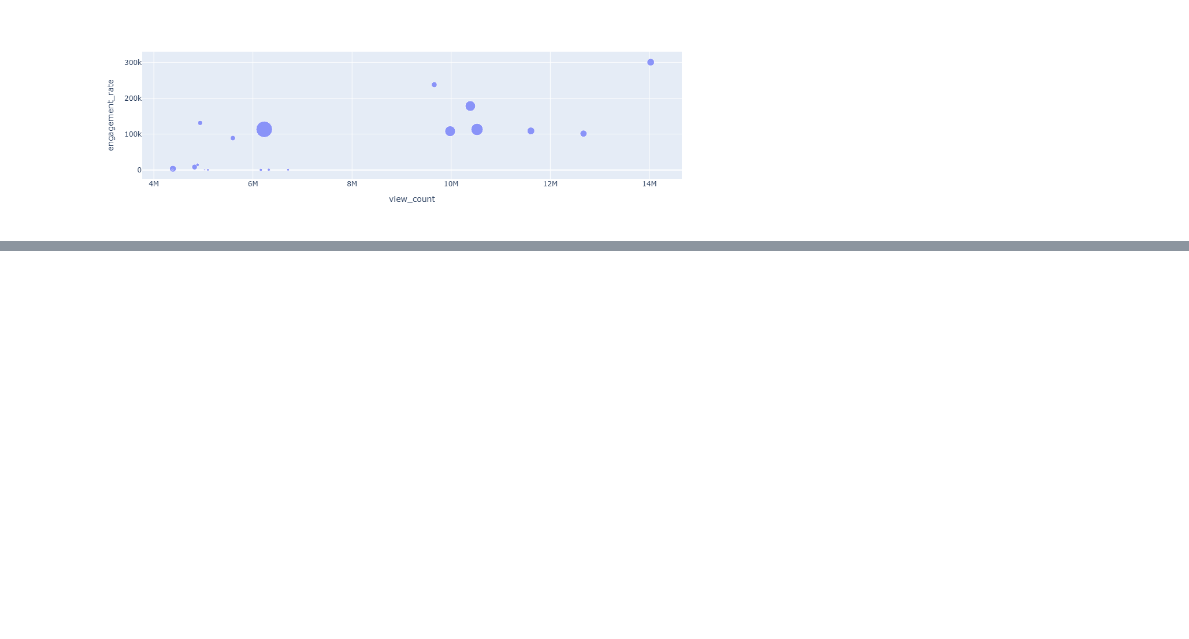
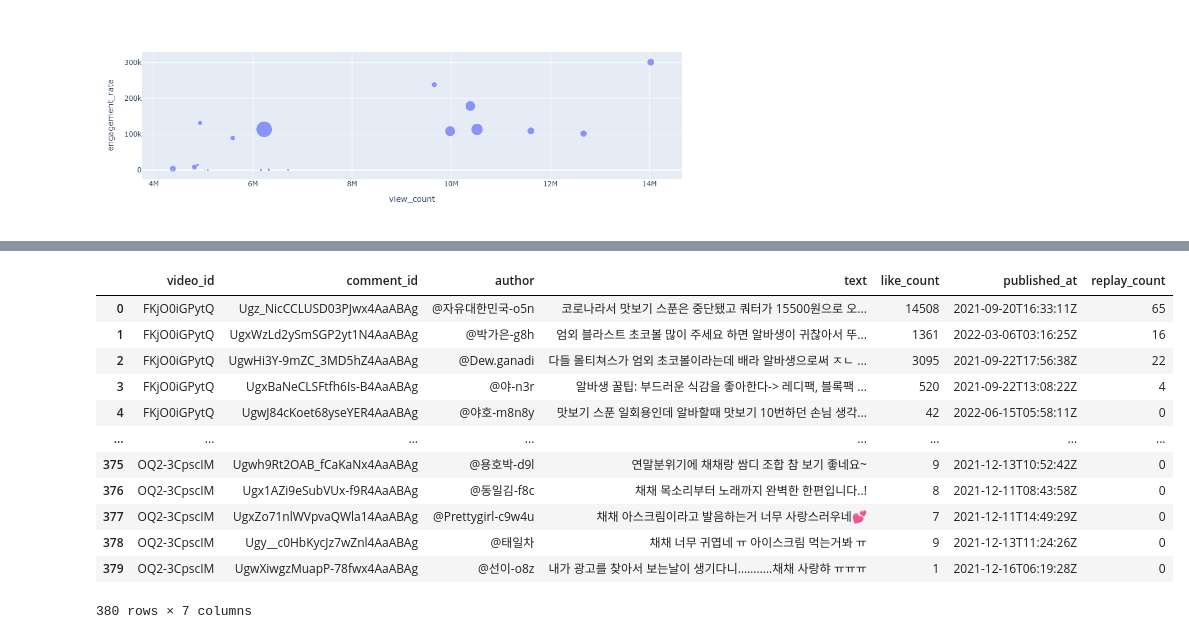
Before and after one commit to 383171a/datamarketing-Megastudy-260828, a Jupyter notebook: 261102/youtube-api_261102.ipynb, the cells around one changed output, grey strips where cells are left out. Drawn from its saved outputs; the diff is of its cells as text; code cells hidden in the pictures; blank space fills up the shorter version.

```diff
--- a/261102/youtube-api_261102.ipynb
+++ b/261102/youtube-api_261102.ipynb
@@ -611 +611,21 @@ comments_df
 380 rows × 7 columns
+# %%
+import html
+
+comments_df["text"] = comments_df["text"].str.replace("\n", "")
+
+comments_df
+# %% [output]
+|  | video_id | comment_id | author | text | like_count | published_at | replay_count |
+| 0 | FKjO0iGPytQ | Ugz_NicCCLUSD03PJwx4AaABAg | @자유대한민국-o5n | 코로나라서 맛보기 스푼은 중단됐고 쿼터가 15500원으로 오... | 14508 | 2021-09-20T16:33:11Z | 65 |
+| 1 | FKjO0iGPytQ | UgxWzLd2ySmSGP2yt1N4AaABAg | @박가은-g8h | 엄외 블라스트 초코볼 많이 주세요 하면 알바생이 귀찮아서 뚜... | 1361 | 2022-03-06T03:16:25Z | 16 |
+| 2 | FKjO0iGPytQ | UgwHi3Y-9mZC_3MD5hZ4AaABAg | @Dew.ganadi | 다들 몰티쳐스가 엄외 초코볼이라는데 배라 알바생으로써 ㅈㄴ ... | 3095 | 2021-09-22T17:56:38Z | 22 |
+| 3 | FKjO0iGPytQ | UgxBaNeCLSFtfh6Is-B4AaABAg | @야-n3r | 알바생 꿀팁: 부드러운 식감을 좋아한다-> 레디팩, 블록팩 ... | 520 | 2021-09-22T13:08:22Z | 4 |
+| 4 | FKjO0iGPytQ | UgwJ84cKoet68yseYER4AaABAg | @야호-m8n8y | 맛보기 스푼 일회용인데 알바할때 맛보기 10번하던 손님 생각... | 42 | 2022-06-15T05:58:11Z | 0 |
+| ... | ... | ... | ... | ... | ... | ... | ... |
+| 375 | OQ2-3CpscIM | Ugwh9Rt2OAB_fCaKaNx4AaABAg | @용호박-d9l | 연말분위기에 채채랑 쌈디 조합 참 보기 좋네요~ | 9 | 2021-12-13T10:52:42Z | 0 |
+| 376 | OQ2-3CpscIM | Ugx1AZi9eSubVUx-f9R4AaABAg | @동일김-f8c | 채채 목소리부터 노래까지 완벽한 한편입니다..! | 8 | 2021-12-11T08:43:58Z | 0 |
+| 377 | OQ2-3CpscIM | UgxZo71nlWVpvaQWla14AaABAg | @Prettygirl-c9w4u | 채채 아스크림이라고 발음하는거 너무 사랑스러우네💕 | 7 | 2021-12-11T14:49:29Z | 0 |
+| 378 | OQ2-3CpscIM | Ugy__c0HbKycJz7wZnl4AaABAg | @태일차 | 채채 너무 귀엽네 ㅠ 아이스크림 먹는거봐 ㅠ | 9 | 2021-12-13T11:24:26Z | 0 |
+| 379 | OQ2-3CpscIM | UgwXiwgzMuapP-78fwx4AaABAg | @선이-o8z | 내가 광고를 찾아서 보는날이 생기다니………..채채 사랑햐 ㅠㅠㅠ | 1 | 2021-12-16T06:19:28Z | 0 |
+380 rows × 7 columns
```
Also changed, not shown: parts of 17 cells of this notebook, 7 other files.
